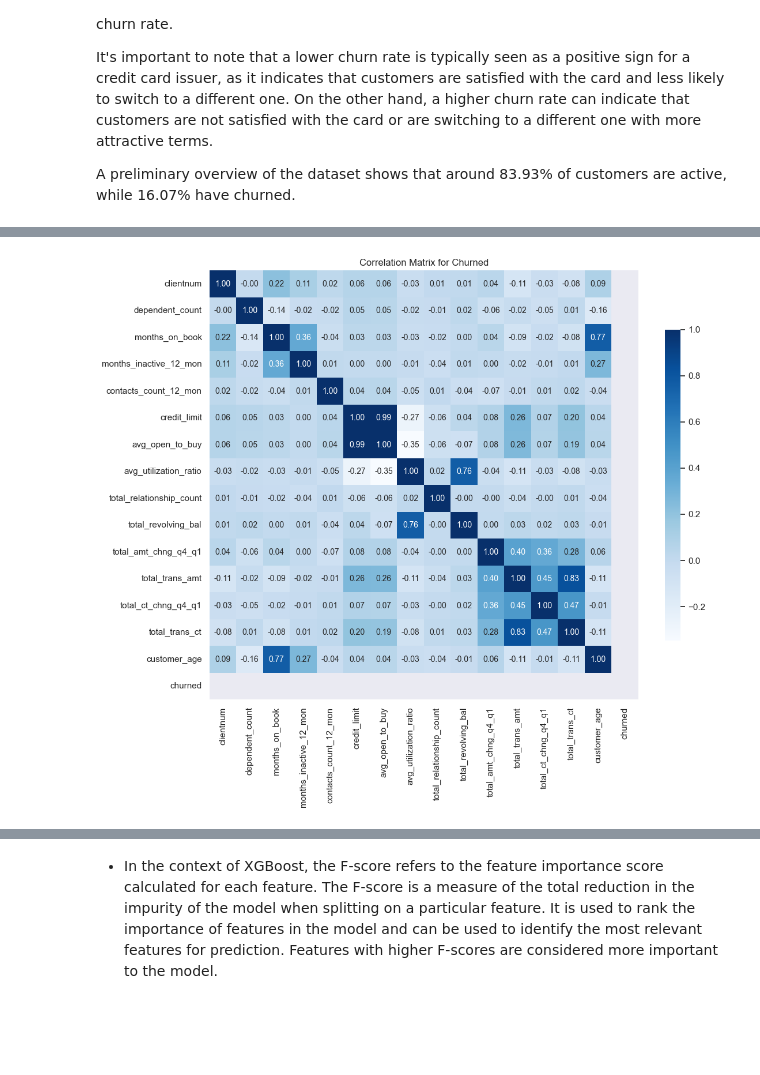
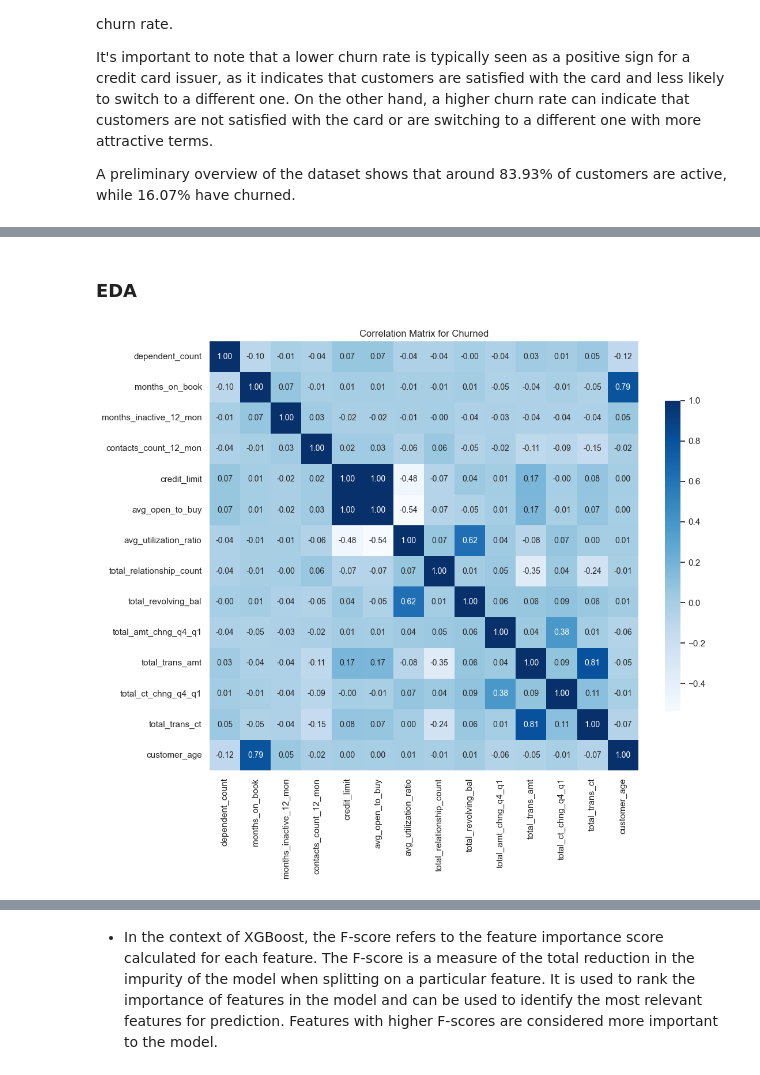
Before and after one commit to facf00/Credit-Card---Churn-Rate, a Jupyter notebook: Credit_card_churn.ipynb, the cells around one changed output, grey strips where cells are left out. Cells and saved outputs as stored; diff of their text form; code cells hidden in the pictures; blank space fills up the shorter version.

```diff
--- a/Credit_card_churn.ipynb
+++ b/Credit_card_churn.ipynb
@@ -126,13 +141,5 @@ Name: attrition_flag, dtype: int64
 # %%
-#Convert 'attrition_flag'to binary dtype
-dict_ch = {
-         'Existing Customer' : 0,
-         'Attrited Customer' : 1,
-
-
-    }
-df_clean['churned'] = df_clean['attrition_flag']
-df_clean.replace({"churned": dict_ch},inplace=True)
+df_clean['churned'] = df_clean['attrition_flag'].map({'Existing Customer': 0, 'Attrited Customer': 1})
 # %%
 # Calculate the percentage of churned customers
 num_churned = df_clean[df_clean["churned"] == 1].shape[0]
@@ -169,0 +186,10 @@ A preliminary overview of the dataset shows that around 83.93% of customers are
+# %%
+plt.figure(figsize=(16, 9))
+sns.set(font_scale=1)
+sns.heatmap(pd.crosstab(df_clean['income_category'], [df_clean['education_level'], df_clean['attrition_flag']], normalize='index'),
+            cmap='Blues', annot=True, fmt='.1%')
+plt.title('Income Category vs Education Level and Attrition Flag')
+plt.xlabel('Education Level and Attrition Flag')
+plt.ylabel('Income Category')
+plt.xticks(rotation=45)
+plt.show()
@@ -217,20 +284,25 @@ df_churned = df_clean[df_clean['churned'] == 1]
+# %% [markdown]
+### EDA
 # %%
+#drop first two columns which are not predictive
+df_ = df_clean.drop(['clientnum'],axis=1, inplace=True)
+df = df_clean.iloc[:,0:-2]
 # Generate a correlation matrix
-corr_matrix = df_churned.corr()
+corr_matrix = df.corr()
 
 plt.figure(figsize=(12, 10))
 sns.set(font_scale=1)
 sns.heatmap(corr_matrix,
             cmap='Blues',
             annot=True,
             fmt='.2f',
             square=True,
             annot_kws={'size': 10},
             cbar_kws={'shrink': 0.7},
             xticklabels=1,
             yticklabels=1)
 plt.xticks(rotation=90)
 plt.title('Correlation Matrix for Churned')
 plt.show()
 # %% [output]
-[figure, old version]
+[figure, new version]
```
Also changed, not shown: parts of 33 cells of this notebook, 7 other files.
